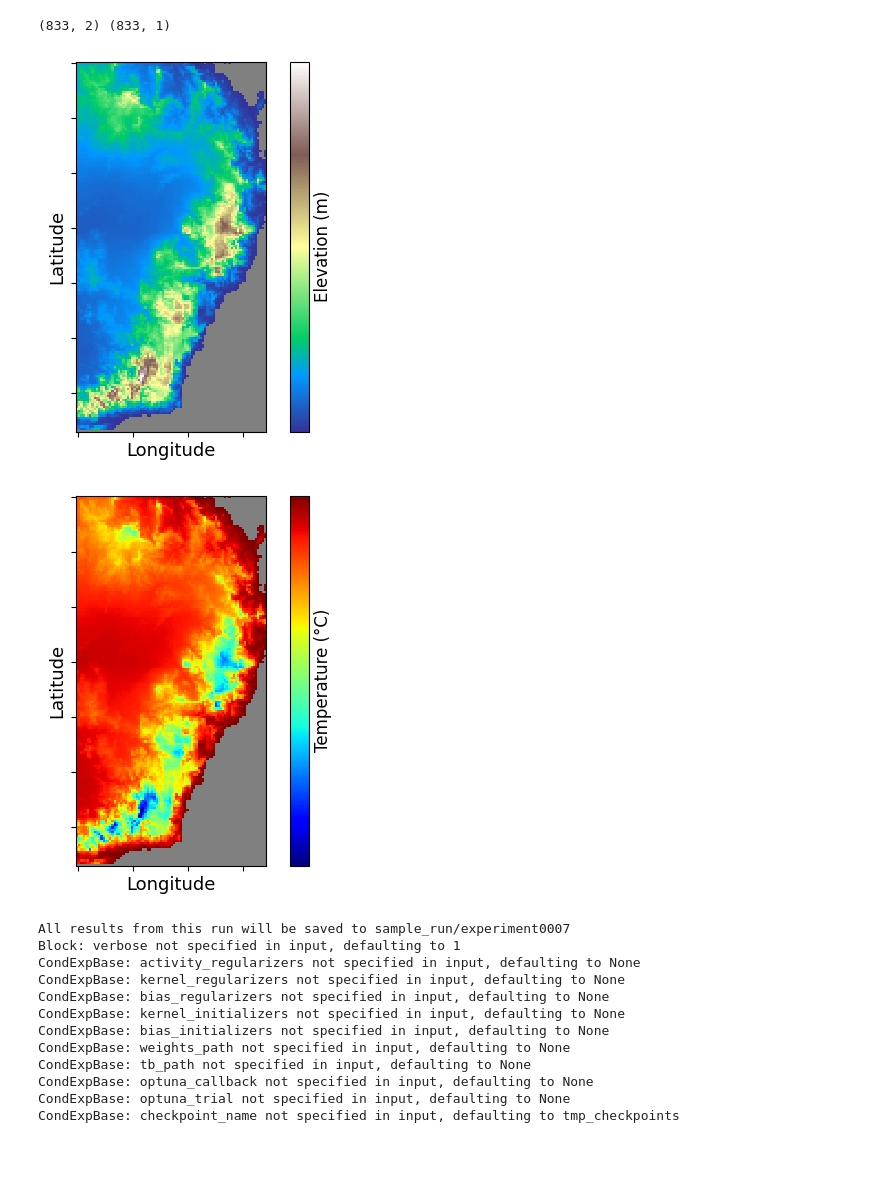
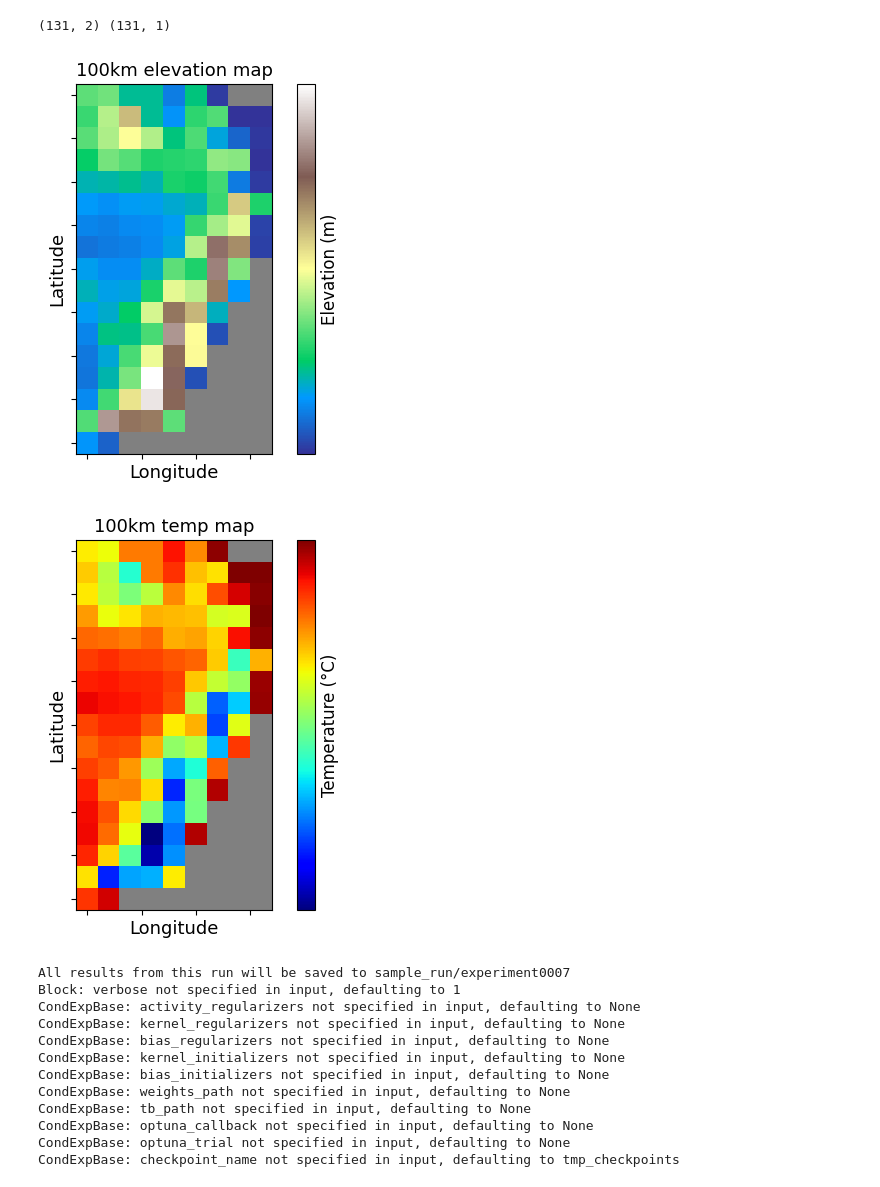
Before and after one commit to jyhong05/CFL_Research, a Jupyter notebook: altitude_extraction/run_cfl.ipynb, the cells around one changed output. Drawn from its saved outputs; the diff is of its cells as text; code cells hidden in the pictures; blank space fills up the shorter version.

```diff
--- a/altitude_extraction/run_cfl.ipynb
+++ b/altitude_extraction/run_cfl.ipynb
@@ -10,6 +10,6 @@ from cfl_helpers import *
 To enable the following instructions: AVX2 FMA, in other operations, rebuild TensorFlow with the appropriate compiler flags.
 # %%
-resolution = '40km'
+resolution = '100km'
 n_clusters = 10
 train_file = f'data/{resolution}_data.csv'
 truth_file = f'data/{resolution}_truth.csv'
@@ -22,15 +22,15 @@ print(Xraw.shape, Yraw.shape)
 truth = pd.read_csv(truth_file)
 true_alt, true_temp = get_alt_temp_grids(truth, ocean=False)
 # %% [output]
-(833, 2) (833, 1)
+(131, 2) (131, 1)
 # %%
 # PLOT TEMP AND ELEVATION FOR RAW DATAFRAME
-plot_area(true_alt, 'elevation', title=None, grey_back=True)
+plot_area(true_alt, 'elevation', title=f'{resolution} elevation map', grey_back=True)
 
-plot_area(true_temp, 'temperature', title=None, grey_back=True, color='jet')
+plot_area(true_temp, 'temperature', title=f'{resolution} temp map', grey_back=True, color='jet')
 # %% [output]
-[figure, old version]
+[figure, new version]
-[figure, old version]
+[figure, new version]
 # %%
 X = StandardScaler().fit_transform(Xraw)
 Y = StandardScaler().fit_transform(Yraw)
```
Also changed, not shown: parts of 1 cell of this notebook, 14 other files.
